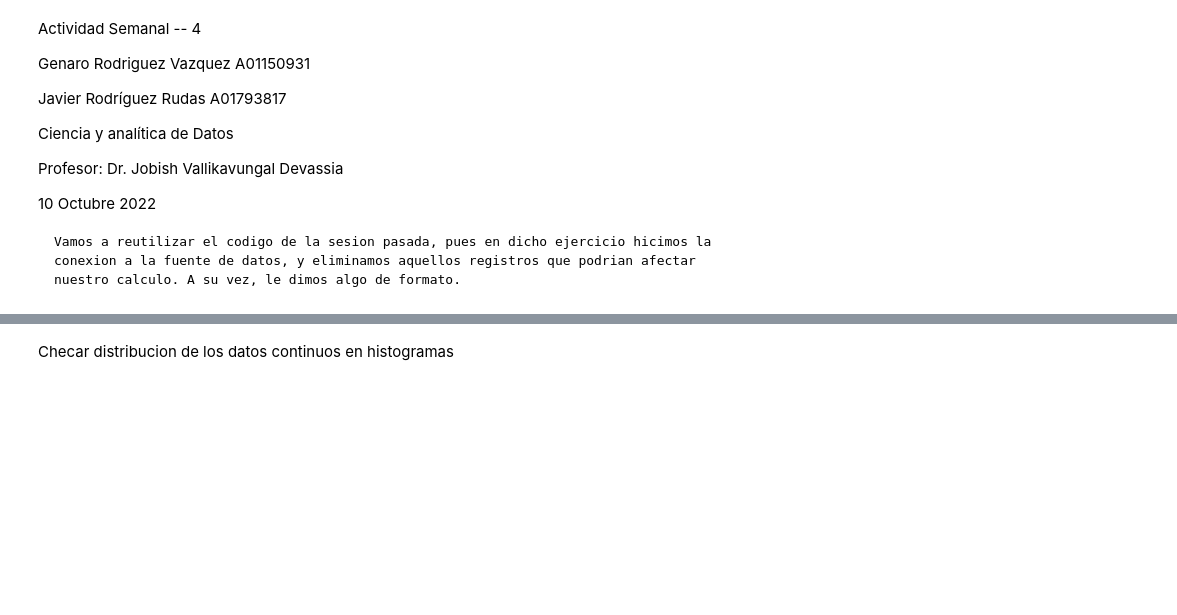
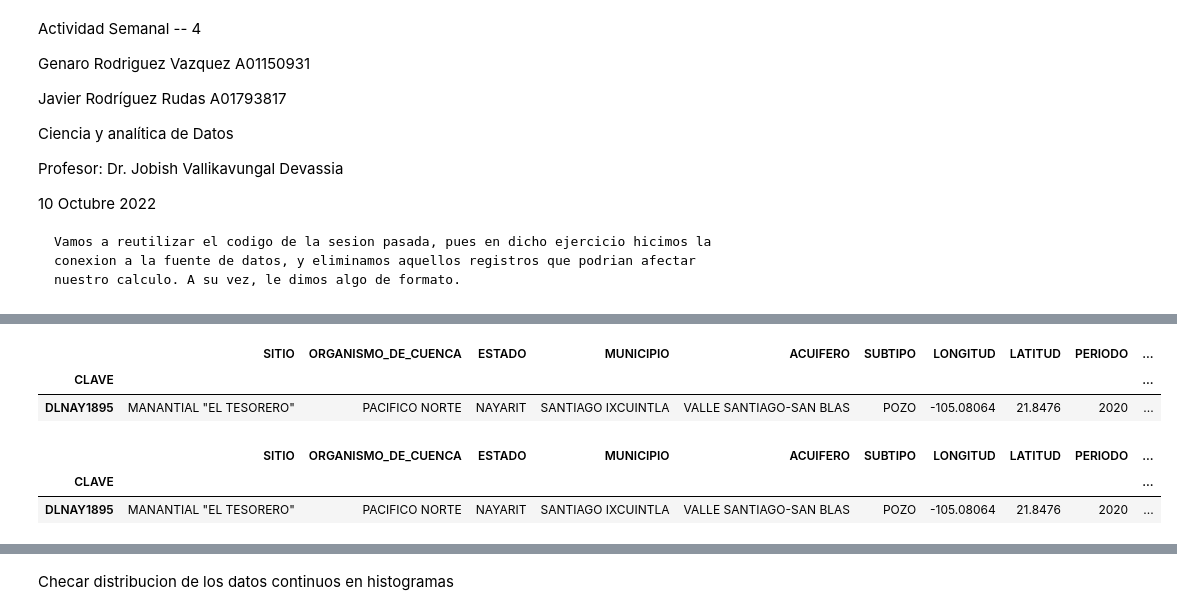
Before and after one commit to PosgradoMNA/actividades-del-projecto-equipo_167, a Jupyter notebook: semana 9/Limpieza, análisis, visualización y kmeans.ipynb, the cells around one changed output, grey strips where cells are left out. Cells and saved outputs as stored; diff of their text form; code cells hidden in the pictures; blank space fills up the shorter version.

```diff
--- a/semana 9/Limpieza, análisis, visualización y kmeans.ipynb
+++ b/semana 9/Limpieza, análisis, visualización y kmeans.ipynb
@@ -69,4 +69,20 @@ df.head()
 | DLAGU7 | POZO COSIO | LERMA SANTIAGO PACIFICO | AGUASCALIENTES | COSIO | VALLE DE AGUASCALIENTES | POZO | -102.28801 | 22.36685 | 2020 | ... |
 | DLAGU9 | POZO EL SALITRILLO | LERMA SANTIAGO PACIFICO | AGUASCALIENTES | RINCON DE ROMOS | VALLE DE AGUASCALIENTES | POZO | -102.29449 | 22.18435 | 2020 | ... |
 | DLBAJ107 | RANCHO EL TECOLOTE | PENINSULA DE BAJA CALIFORNIA | BAJA CALIFORNIA SUR | LA PAZ | TODOS SANTOS | POZO | -110.24480 | 23.45138 | 2020 | ... |
+# %%
+
+#Check SDT_M_mg/L column
+df.query('CLAVE == "DLNAY1895"')
+# %% [output]
+|  | SITIO | ORGANISMO_DE_CUENCA | ESTADO | MUNICIPIO | ACUIFERO | SUBTIPO | LONGITUD | LATITUD | PERIODO | ... |
+| CLAVE |  |  |  |  |  |  |  |  |  | ... |
+| DLNAY1895 | MANANTIAL "EL TESORERO" | PACIFICO NORTE | NAYARIT | SANTIAGO IXCUINTLA | VALLE SANTIAGO-SAN BLAS | POZO | -105.08064 | 21.8476 | 2020 | ... |
+# %%
+#Replacing all the "<" chars from all the columns, to make possible the numeric imputation
+df.replace('\<', '', regex=True, inplace=True)
+df.query('CLAVE == "DLNAY1895"')
+# %% [output]
+|  | SITIO | ORGANISMO_DE_CUENCA | ESTADO | MUNICIPIO | ACUIFERO | SUBTIPO | LONGITUD | LATITUD | PERIODO | ... |
+| CLAVE |  |  |  |  |  |  |  |  |  | ... |
+| DLNAY1895 | MANANTIAL "EL TESORERO" | PACIFICO NORTE | NAYARIT | SANTIAGO IXCUINTLA | VALLE SANTIAGO-SAN BLAS | POZO | -105.08064 | 21.8476 | 2020 | ... |
 # %%
```
Also changed, not shown: parts of 5 cells of this notebook.
